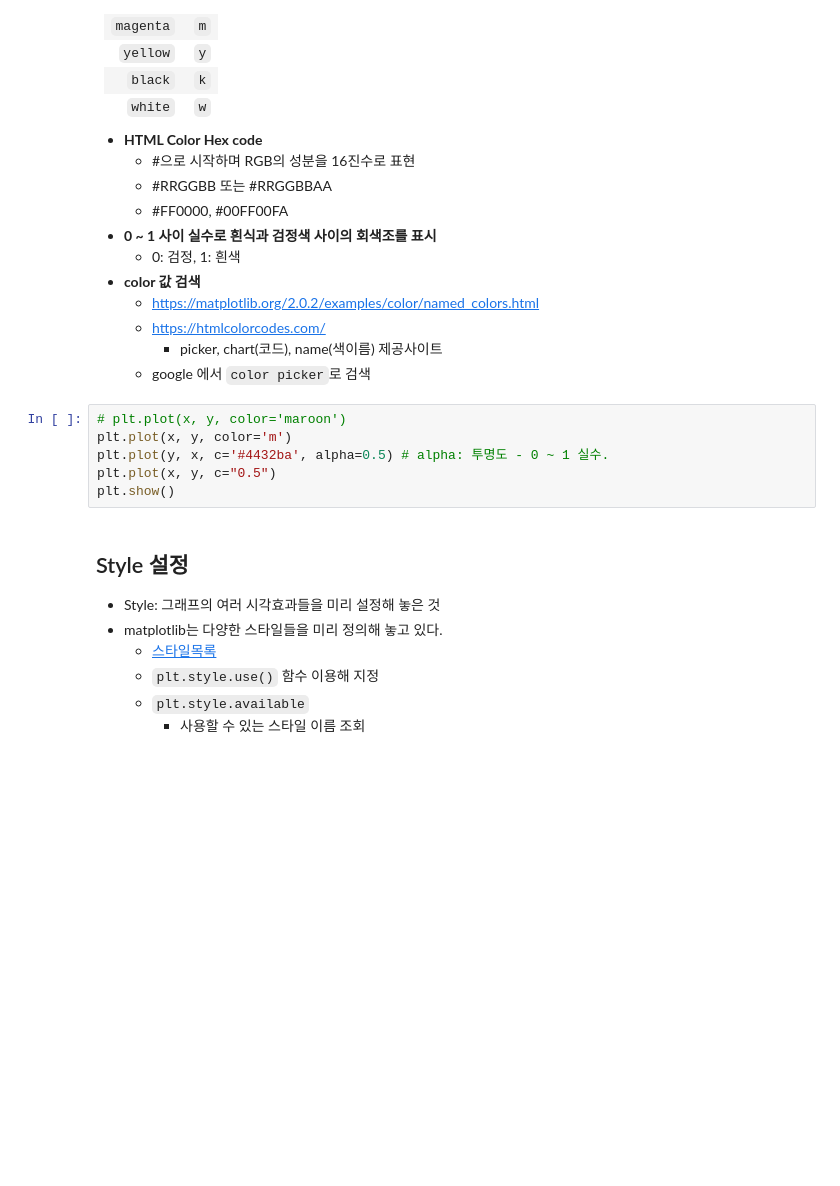
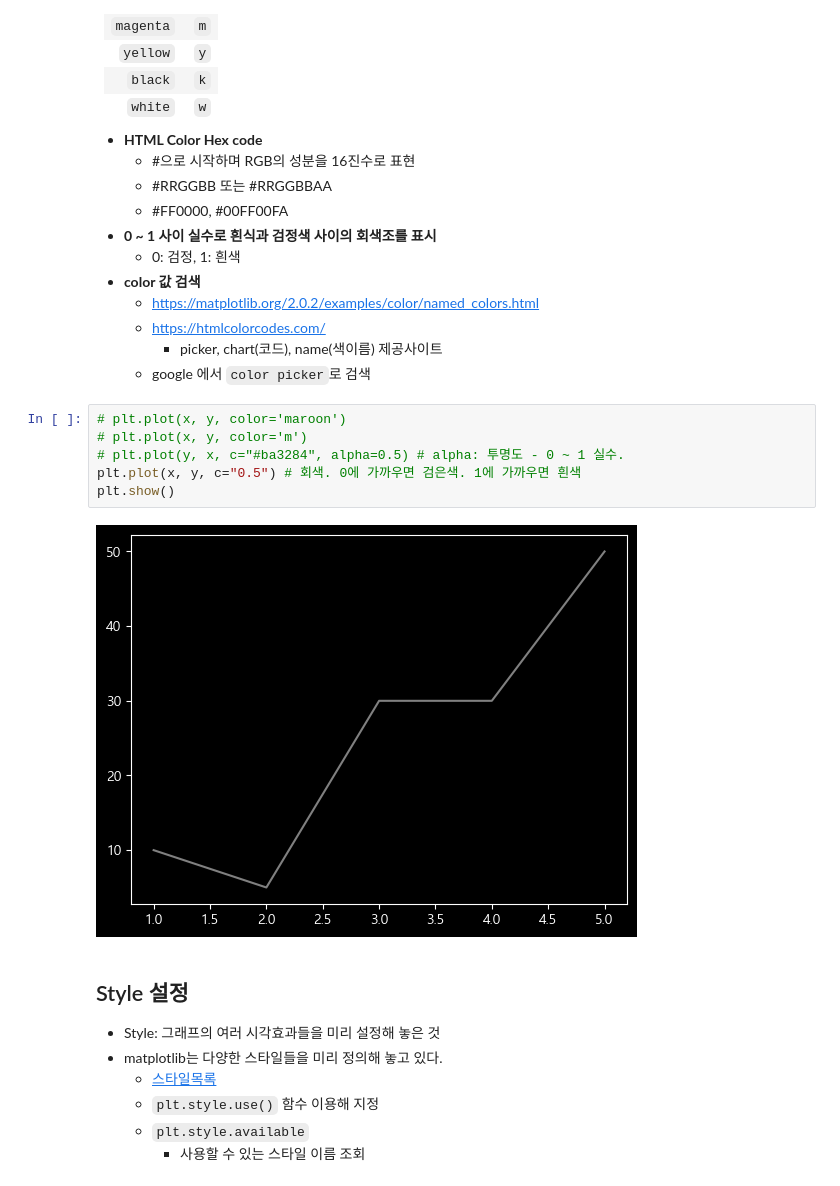
Before and after one commit to ksryong0/SKN21, a Jupyter notebook: 05_시각화/01_matplotlib 개요.ipynb, the cells around one changed output. Cells and saved outputs as stored; diff of their text form; blank space fills up the shorter version.

```diff
--- a/05_시각화/01_matplotlib 개요.ipynb
+++ b/05_시각화/01_matplotlib 개요.ipynb
@@ -280,10 +374,12 @@ plt.show()
     - google 에서 `color picker`로 검색
 # %%
 # plt.plot(x, y, color='maroon')
-plt.plot(x, y, color='m')
-plt.plot(y, x, c='#4432ba', alpha=0.5) # alpha: 투명도 - 0 ~ 1 실수.
-plt.plot(x, y, c="0.5")
+# plt.plot(x, y, color='m')
+# plt.plot(y, x, c="#ba3284", alpha=0.5) # alpha: 투명도 - 0 ~ 1 실수.
+plt.plot(x, y, c="0.5") # 회색. 0에 가까우면 검은색. 1에 가까우면 흰색
 plt.show()
+# %% [output]
+[figure, added]
 # %% [markdown]
 ## Style 설정
 - Style: 그래프의 여러 시각효과들을 미리 설정해 놓은 것
```
Also changed, not shown: parts of 14 cells of this notebook, 4 other files.
